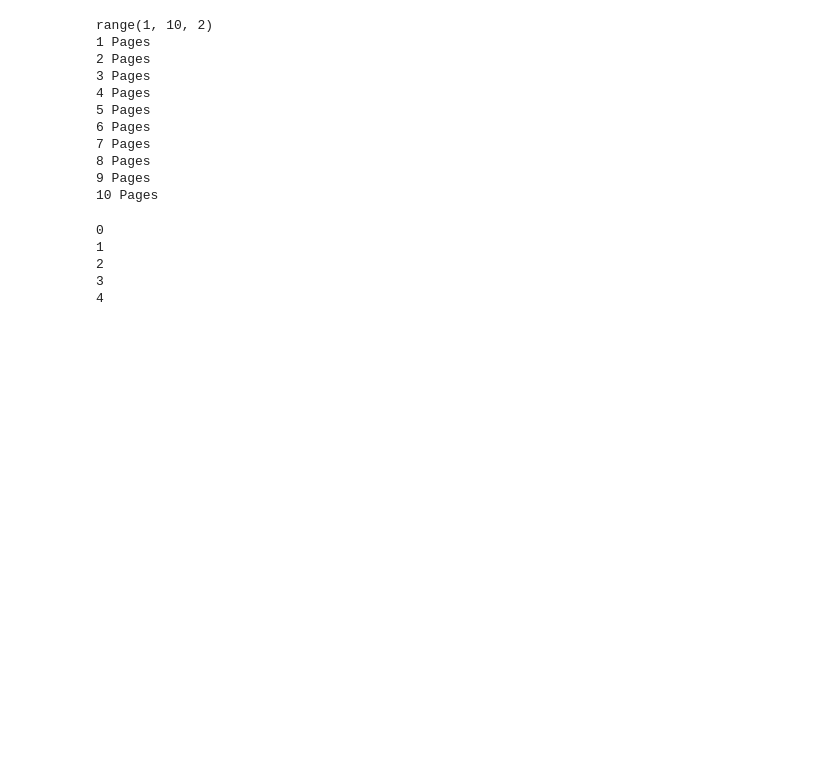
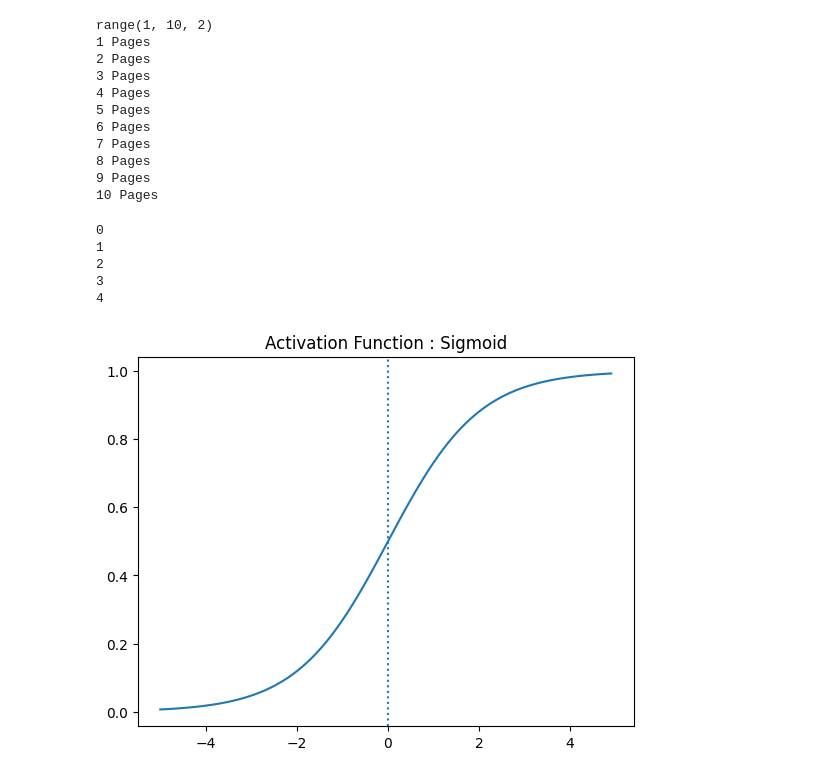
Before and after one commit to greapis/Tensorflow_Python, a Jupyter notebook: Isuan_tensorflow.ipynb, the cells around one changed output. Saved outputs shown, nothing was run; the diff lists cells and outputs as text; code cells hidden in the pictures; blank space fills up the shorter version.

```diff
--- a/Isuan_tensorflow.ipynb
+++ b/Isuan_tensorflow.ipynb
@@ -482,3 +481,26 @@ while count < 5:
 2
 3
 4
+# %%
+# sigmoid function & graph
+
+def sigmoid(x):
+  return 1 / (1+np.exp(-x))
+
+x = np.arange(-5.0, 5.0, 0.1)
+y = sigmoid(x)
+
+# plt.plot(x, y)
+# plt.plot([0.0], [1.0, 0.0], ':')
+# plt.title("Activation Function : Sigmoid")
+# plt.show()
+
+
+plt.plot(x, y)
+# Changed this line to plot a vertical line at x=0
+# plt.plot([0.0], [1.0, 0.0], ':')  # Original line causing the error
+plt.axvline(x=0, linestyle=':')  # Draws a vertical line at x=0
+plt.title("Activation Function : Sigmoid")
+plt.show()
+# %% [output]
+[figure, added]
```
Also changed, not shown: parts of 9 cells of this notebook.
